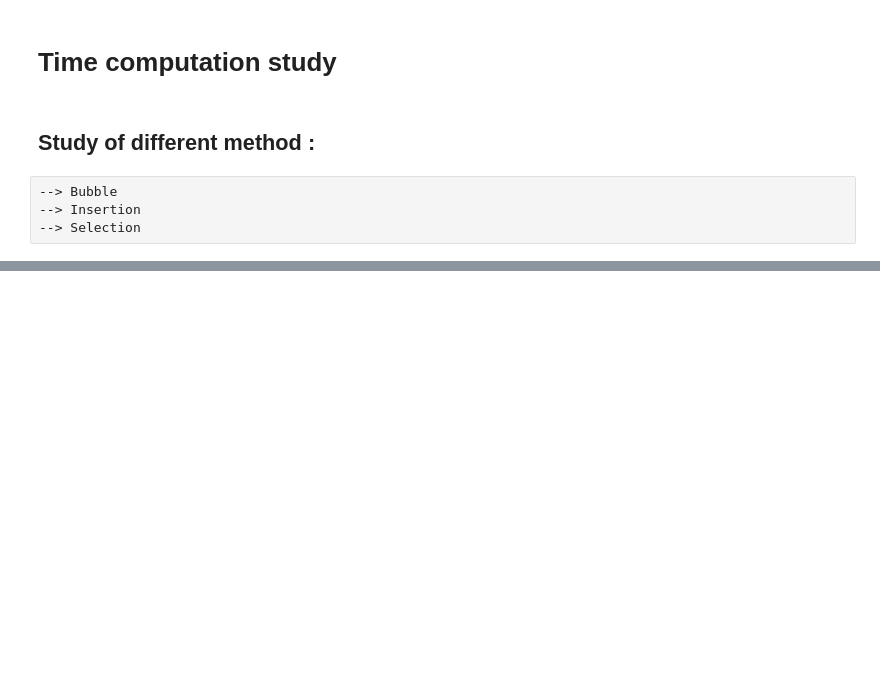
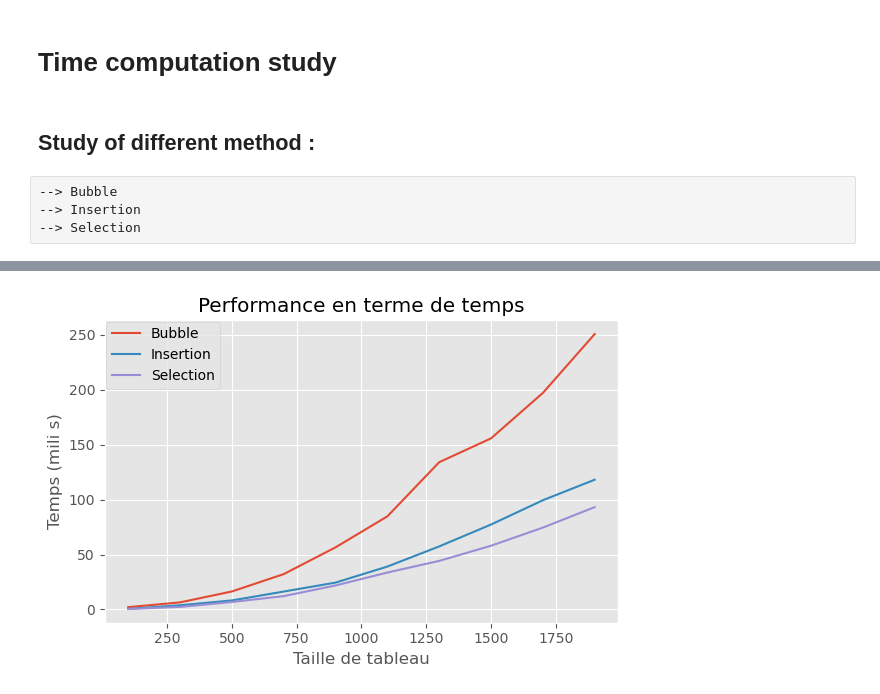
Before and after one commit to ManuLabricole/Algo, a Jupyter notebook: AlgosTriClassiques-Etudiants.ipynb, the cells around one changed output, grey strips where cells are left out. Saved outputs shown, nothing was run; the diff lists cells and outputs as text; code cells hidden in the pictures; blank space fills up the shorter version.

Commit message:
plot time

```diff
--- a/AlgosTriClassiques-Etudiants.ipynb
+++ b/AlgosTriClassiques-Etudiants.ipynb
@@ -238,2 +255,34 @@ timeDict
 # %%
 res = % timeit
+# %%
+def plotComplexity(sizes,timesB,timesI,timesS):
+    """
+    Plot la comparaison des performances en termes de temps des 3 différents algos
+    """
+    plt.style.use('ggplot')
+    fig, ax = plt.subplots(1, 1, tight_layout=True, figsize=(6,4))
+
+    ax.set_title("Performance en terme de temps")
+    ax.set_xlabel("Taille de tableau")
+    ax.set_ylabel("Temps (mili s)")
+
+    ax.plot(sizes,timesB,label='Bubble')
+    ax.plot(sizes,timesI,label='Insertion')
+    ax.plot(sizes,timesS,label='Selection')
+
+    handles, labels = ax.get_legend_handles_labels()
+    ax.legend(handles=handles,     # The line objects #ax.legend si légende dans le graphe, fig.legend en-dehors
+               ncol=1,
+               labels=labels,   # The labels for each line
+               loc="upper left",   # Position of legend : lower center
+               borderaxespad=0.1    # Small spacing around legend box
+    #              title="Legend"  # Title for the legend
+               )
+# %%
+N = list(timeDict[list(timeDict.keys())[0]].keys())
+bubbleList = list(timeDict[list(timeDict.keys())[0]].values())
+insertionList = list(timeDict[list(timeDict.keys())[1]].values())
+selectionList = list(timeDict[list(timeDict.keys())[2]].values())
+plotComplexity(N, bubbleList, insertionList, selectionList)
+# %% [output]
+[figure, added]
```
Also changed, not shown: parts of 5 cells of this notebook.
